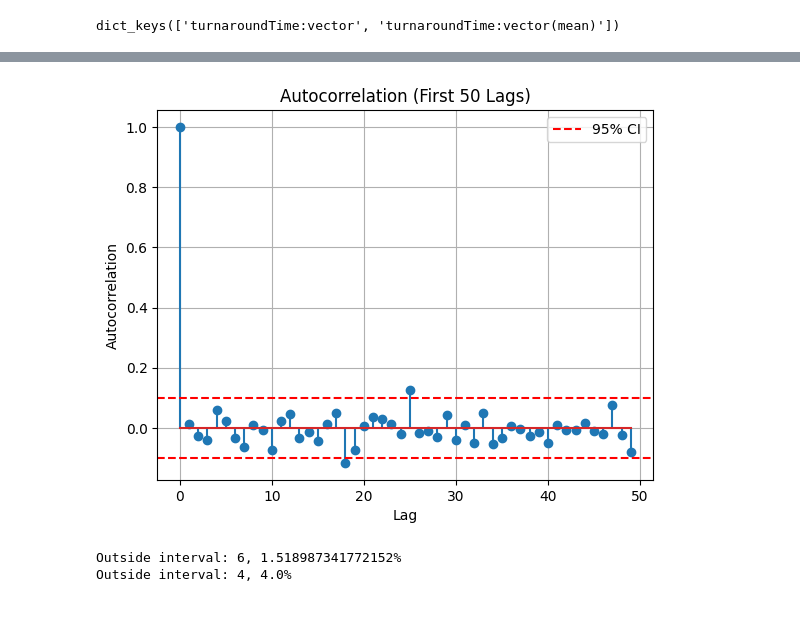
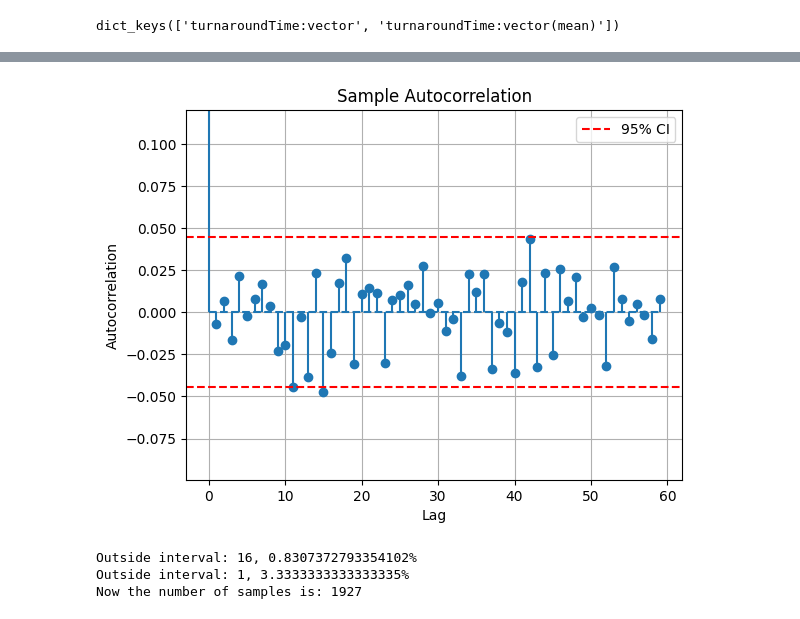
Before and after one commit to Sonic803/multi-core-sched, a Jupyter notebook: python/iid.ipynb, the cells around one changed output, grey strips where cells are left out. Cells and saved outputs as stored; diff of their text form; code cells hidden in the pictures.

```diff
--- a/python/iid.ipynb
+++ b/python/iid.ipynb
@@ -191,11 +210,15 @@ def autocorrelation(sample):
 
     return autocorr
 
-repetition=list(d_vectors.keys())[0]
-# Example usage
-values = d_vectors[repetition]["Computer.scheduler"][statistic]["values"]
+names=["$meanGenTime=50ms, $meanProcDur=150ms","$meanGenTime=50ms, $meanProcDur=200ms"]
 
-p=0.01
+testToUse=names[0]
+
+statistic='turnaroundTime:vector'
+
+values = good_dict[testToUse][0]['modules']["Computer.scheduler"][statistic]["values"]
+
+p=1/2**3
 
 new_values=[]
 
@@ -212,43 +235,58 @@ avg, std = avg_and_std(values)
 # Calculate autocorrelation
 autocorr_values = autocorrelation(values)
 
-plt.stem(autocorr_values[:50])  # Stem plot for autocorrelation
-plt.title("Autocorrelation (First 50 Lags)")
+stop=60
+lags=range(0,stop)
+
+plt.stem(lags,autocorr_values[0:stop],basefmt="--")  # Stem plot for autocorrelation
+plt.title(f"Sample Autocorrelation")
 plt.xlabel("Lag")
 plt.ylabel("Autocorrelation")
+
+# plt.ylim(top=max(autocorr_values[1:]*1.2))
+plt.ylim(top=0.12)
+
 
 # Add horizontal lines at ±1.96/sqrt(n)
 n = len(values)  # Sample size
 confidence_interval = 1.96 / np.sqrt(n)
 plt.axhline(y=confidence_interval, color='r', linestyle='--', label='95% CI')
 plt.axhline(y=-confidence_interval, color='r', linestyle='--')
 
 plt.grid(True)
 plt.legend()
 plt.show()
 
 
 # Calculate number of values outside confidence interval
 
 outside=0
 
-for value in autocorr_values:
+
+test_values=autocorr_values[1:]
+
+for value in test_values:
     if value > confidence_interval or value < -confidence_interval:
         outside+=1
 
-print(f"Outside interval: {outside}, {100*outside/len(autocorr_values)}%")
+print(f"Outside interval: {outside}, {100*outside/len(test_values)}%")
 
 # Calculate number of values outside confidence interval near
 
 outside=0
-stop=100
+stop=31
 
-for value in autocorr_values[:stop]:
+test_values=autocorr_values[1:stop]
+
+for value in test_values:
     if value > confidence_interval or value < -confidence_interval:
         outside+=1
 
-print(f"Outside interval: {outside}, {100*outside/stop}%")
+print(f"Outside interval: {outside}, {100*outside/len(test_values)}%")
+
+print(f"Now the number of samples is: {len(values)}")
 # %% [output]
-[figure, old version]
+[figure, new version]
-Outside interval: 6, 1.518987341772152%
-Outside interval: 4, 4.0%
+Outside interval: 16, 0.8307372793354102%
+Outside interval: 1, 3.3333333333333335%
+Now the number of samples is: 1927
```
Also changed, not shown: parts of 7 cells of this notebook, 7 other files.
